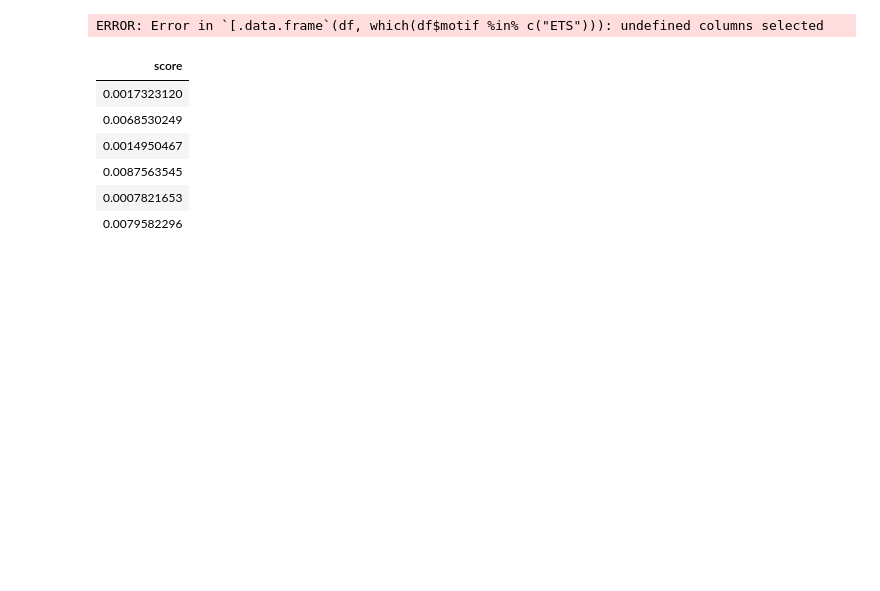
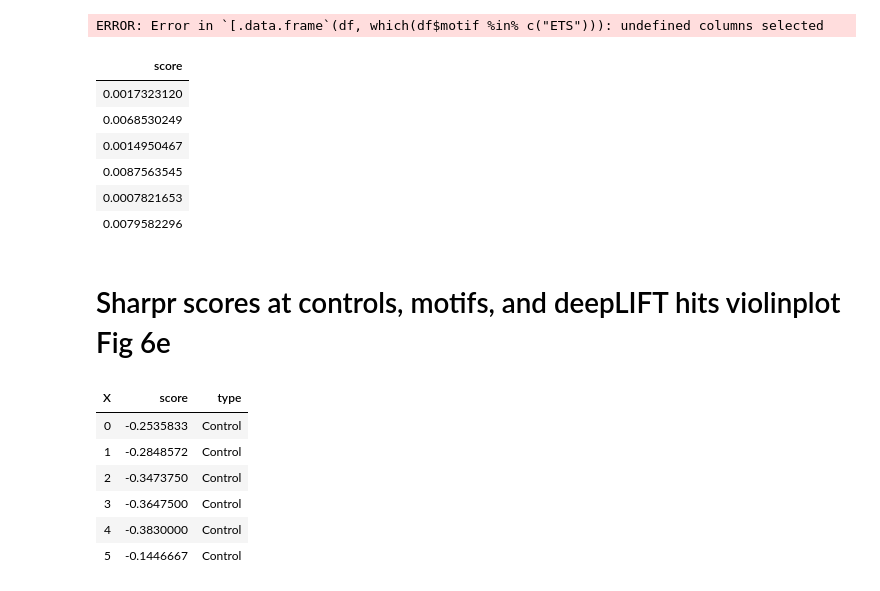
Before and after one commit to kundajelab/mpra, a Jupyter notebook: deeplearn/scripts/ggplot2 visualizations.ipynb, the cells around one changed output. Cells and saved outputs as stored; diff of their text form; code cells hidden in the pictures; blank space fills up the shorter version.

```diff
--- a/deeplearn/scripts/ggplot2 visualizations.ipynb
+++ b/deeplearn/scripts/ggplot2 visualizations.ipynb
@@ -77,3 +92,16 @@ head(df[df$motif %in% c('ETS'),]['score'])
 | 0.0087563545 |
 | 0.0007821653 |
 | 0.0079582296 |
+# %% [markdown]
+# Sharpr scores at controls, motifs, and deepLIFT hits violinplot Fig 6e
+# %%
+df = read.csv('../data/sharprScores/controlMotifDeeplift_sharprScoreComparison_subsampled.csv', header = TRUE)
+head(df)
+# %% [output]
+| X | score | type |
+| 0 | -0.2535833 | Control |
+| 1 | -0.2848572 | Control |
+| 2 | -0.3473750 | Control |
+| 3 | -0.3647500 | Control |
+| 4 | -0.3830000 | Control |
+| 5 | -0.1446667 | Control |
```
Also changed, not shown: parts of 7 cells of this notebook, 1 other file.
